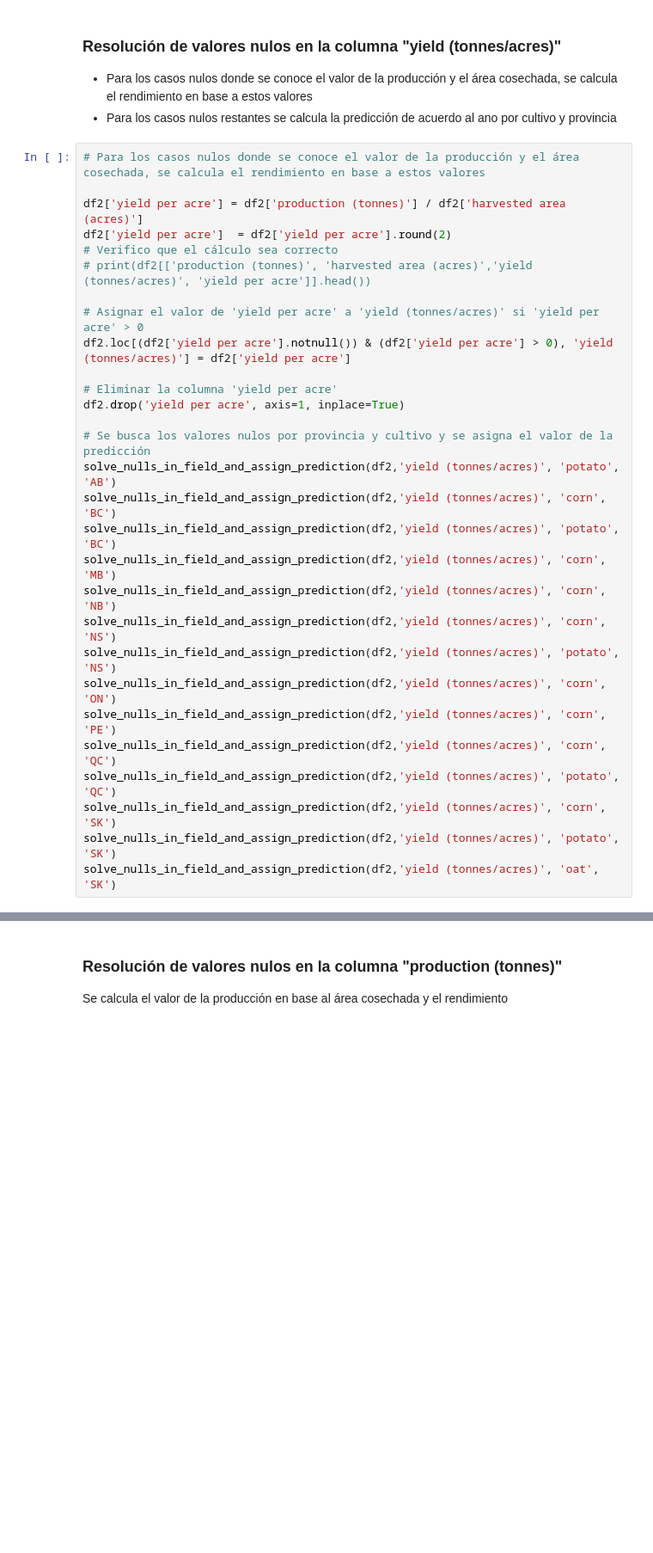
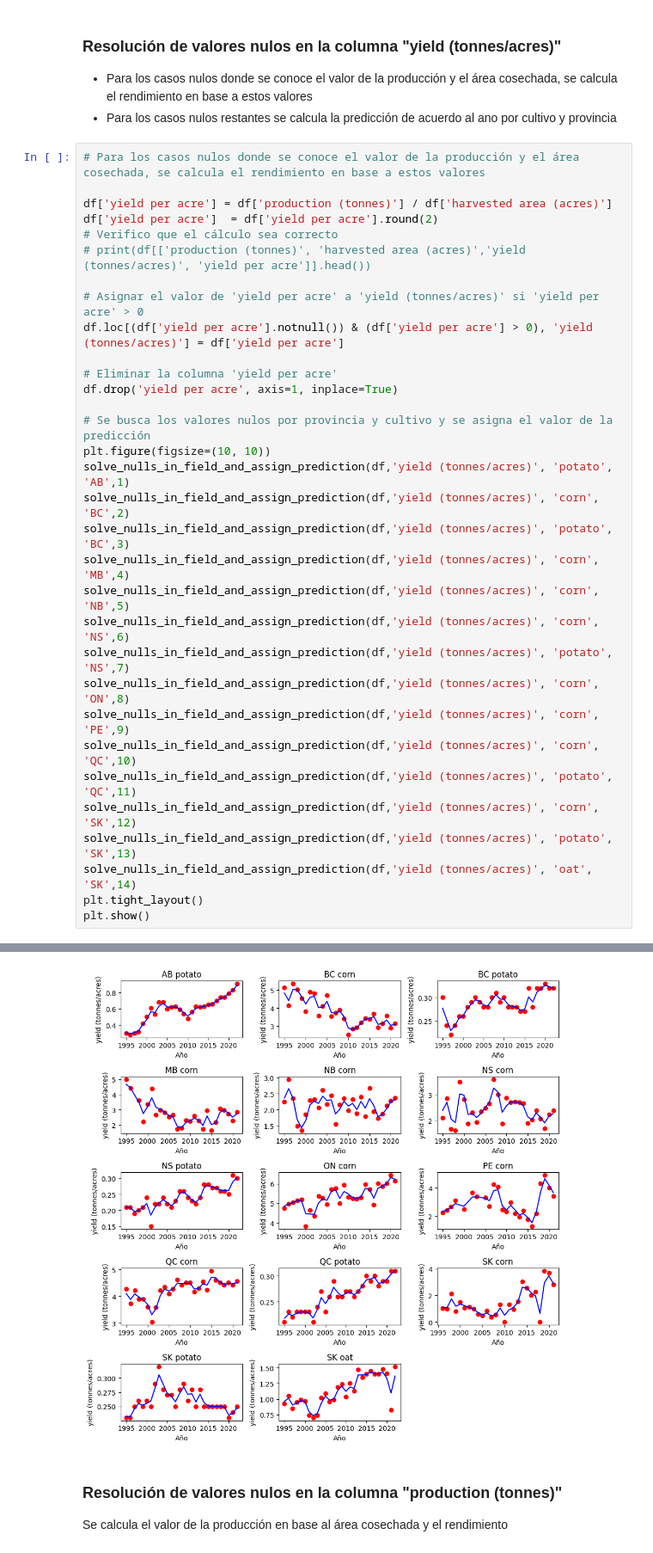
Before and after one commit to FlavioLionelRita/utn-data-science-labs, a Jupyter notebook: Exercises/05-ProduccionAgricola/lab.ipynb, the cells around one changed output, grey strips where cells are left out. Shown at 86% size. Saved outputs shown, nothing was run; the diff lists cells and outputs as text; blank space fills up the shorter version.

```diff
--- a/Exercises/05-ProduccionAgricola/lab.ipynb
+++ b/Exercises/05-ProduccionAgricola/lab.ipynb
@@ -215,48 +237,52 @@ Año: 2022, Predicción harvested area (acres): 73.84
 # %%
 # Para los casos nulos donde se conoce el valor de la producción y el área cosechada, se calcula el rendimiento en base a estos valores
 
-df2['yield per acre'] = df2['production (tonnes)'] / df2['harvested area (acres)']
-df2['yield per acre']  = df2['yield per acre'].round(2)
+df['yield per acre'] = df['production (tonnes)'] / df['harvested area (acres)']
+df['yield per acre']  = df['yield per acre'].round(2)
 # Verifico que el cálculo sea correcto
-# print(df2[['production (tonnes)', 'harvested area (acres)','yield (tonnes/acres)', 'yield per acre']].head())
+# print(df[['production (tonnes)', 'harvested area (acres)','yield (tonnes/acres)', 'yield per acre']].head())
 
 # Asignar el valor de 'yield per acre' a 'yield (tonnes/acres)' si 'yield per acre' > 0
-df2.loc[(df2['yield per acre'].notnull()) & (df2['yield per acre'] > 0), 'yield (tonnes/acres)'] = df2['yield per acre']
+df.loc[(df['yield per acre'].notnull()) & (df['yield per acre'] > 0), 'yield (tonnes/acres)'] = df['yield per acre']
 
 # Eliminar la columna 'yield per acre'
-df2.drop('yield per acre', axis=1, inplace=True)
+df.drop('yield per acre', axis=1, inplace=True)
 
 # Se busca los valores nulos por provincia y cultivo y se asigna el valor de la predicción
-solve_nulls_in_field_and_assign_prediction(df2,'yield (tonnes/acres)', 'potato', 'AB')
-solve_nulls_in_field_and_assign_prediction(df2,'yield (tonnes/acres)', 'corn', 'BC')
-solve_nulls_in_field_and_assign_prediction(df2,'yield (tonnes/acres)', 'potato', 'BC')
-solve_nulls_in_field_and_assign_prediction(df2,'yield (tonnes/acres)', 'corn', 'MB')
-solve_nulls_in_field_and_assign_prediction(df2,'yield (tonnes/acres)', 'corn', 'NB')
-solve_nulls_in_field_and_assign_prediction(df2,'yield (tonnes/acres)', 'corn', 'NS')
-solve_nulls_in_field_and_assign_prediction(df2,'yield (tonnes/acres)', 'potato', 'NS')
-solve_nulls_in_field_and_assign_prediction(df2,'yield (tonnes/acres)', 'corn', 'ON')
-solve_nulls_in_field_and_assign_prediction(df2,'yield (tonnes/acres)', 'corn', 'PE')
-solve_nulls_in_field_and_assign_prediction(df2,'yield (tonnes/acres)', 'corn', 'QC')
-solve_nulls_in_field_and_assign_prediction(df2,'yield (tonnes/acres)', 'potato', 'QC')
-solve_nulls_in_field_and_assign_prediction(df2,'yield (tonnes/acres)', 'corn', 'SK')
-solve_nulls_in_field_and_assign_prediction(df2,'yield (tonnes/acres)', 'potato', 'SK')
-solve_nulls_in_field_and_assign_prediction(df2,'yield (tonnes/acres)', 'oat', 'SK')
+plt.figure(figsize=(10, 10))
+solve_nulls_in_field_and_assign_prediction(df,'yield (tonnes/acres)', 'potato', 'AB',1)
+solve_nulls_in_field_and_assign_prediction(df,'yield (tonnes/acres)', 'corn', 'BC',2)
+solve_nulls_in_field_and_assign_prediction(df,'yield (tonnes/acres)', 'potato', 'BC',3)
+solve_nulls_in_field_and_assign_prediction(df,'yield (tonnes/acres)', 'corn', 'MB',4)
+solve_nulls_in_field_and_assign_prediction(df,'yield (tonnes/acres)', 'corn', 'NB',5)
+solve_nulls_in_field_and_assign_prediction(df,'yield (tonnes/acres)', 'corn', 'NS',6)
+solve_nulls_in_field_and_assign_prediction(df,'yield (tonnes/acres)', 'potato', 'NS',7)
+solve_nulls_in_field_and_assign_prediction(df,'yield (tonnes/acres)', 'corn', 'ON',8)
+solve_nulls_in_field_and_assign_prediction(df,'yield (tonnes/acres)', 'corn', 'PE',9)
+solve_nulls_in_field_and_assign_prediction(df,'yield (tonnes/acres)', 'corn', 'QC',10)
+solve_nulls_in_field_and_assign_prediction(df,'yield (tonnes/acres)', 'potato', 'QC',11)
+solve_nulls_in_field_and_assign_prediction(df,'yield (tonnes/acres)', 'corn', 'SK',12)
+solve_nulls_in_field_and_assign_prediction(df,'yield (tonnes/acres)', 'potato', 'SK',13)
+solve_nulls_in_field_and_assign_prediction(df,'yield (tonnes/acres)', 'oat', 'SK',14)
+plt.tight_layout()
+plt.show()
 # %% [output]
 Año: 2022, Predicción yield (tonnes/acres): 3.09
 Año: 1997, Predicción yield (tonnes/acres): 4.23
 Año: 2022, Predicción yield (tonnes/acres): 2.74
 Año: 2022, Predicción yield (tonnes/acres): 2.3
 Año: 2022, Predicción yield (tonnes/acres): 2.26
 Año: 2022, Predicción yield (tonnes/acres): 6.23
 Año: 1999, Predicción yield (tonnes/acres): 2.87
 Año: 2001, Predicción yield (tonnes/acres): 2.79
 Año: 2004, Predicción yield (tonnes/acres): 3.4
 Año: 2022, Predicción yield (tonnes/acres): 3.67
 Año: 2022, Predicción yield (tonnes/acres): 4.52
 Año: 1995, Predicción yield (tonnes/acres): 1.1
 Año: 2010, Predicción yield (tonnes/acres): 0.52
 Año: 2018, Predicción yield (tonnes/acres): 0.65
 Año: 2022, Predicción yield (tonnes/acres): 2.9
+[figure, added]
 # %% [markdown]
 ### Resolución de valores nulos en la columna "production (tonnes)"
 
```
Also changed, not shown: parts of 34 cells of this notebook.
